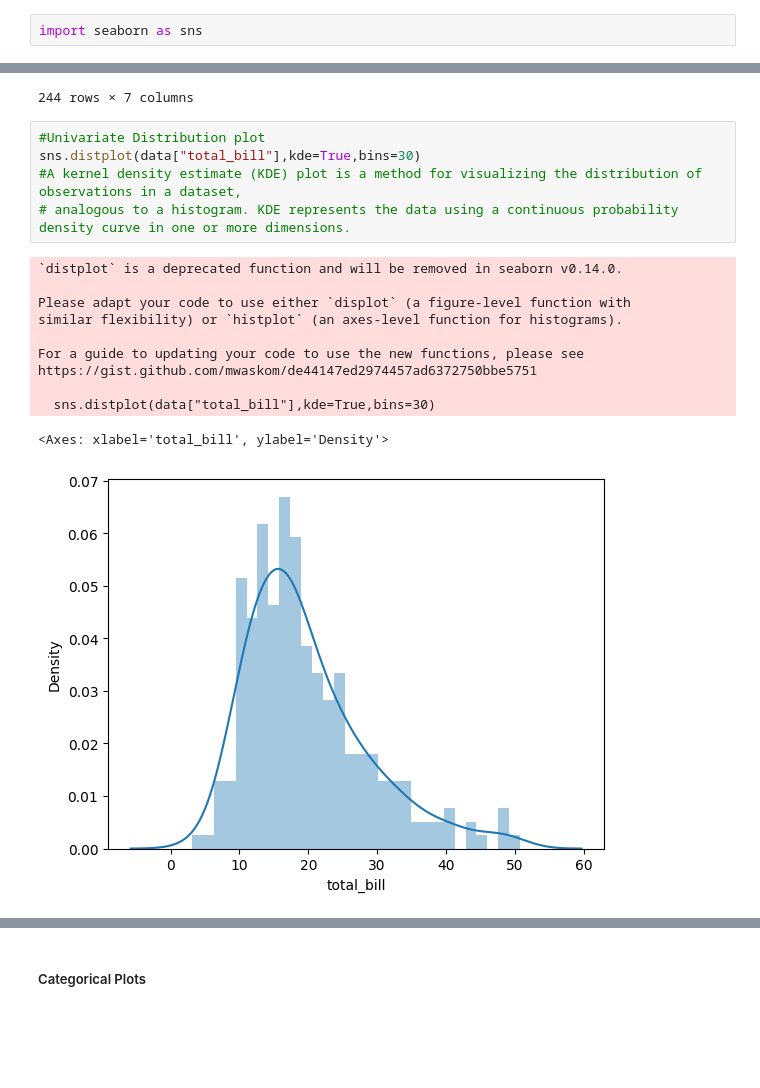
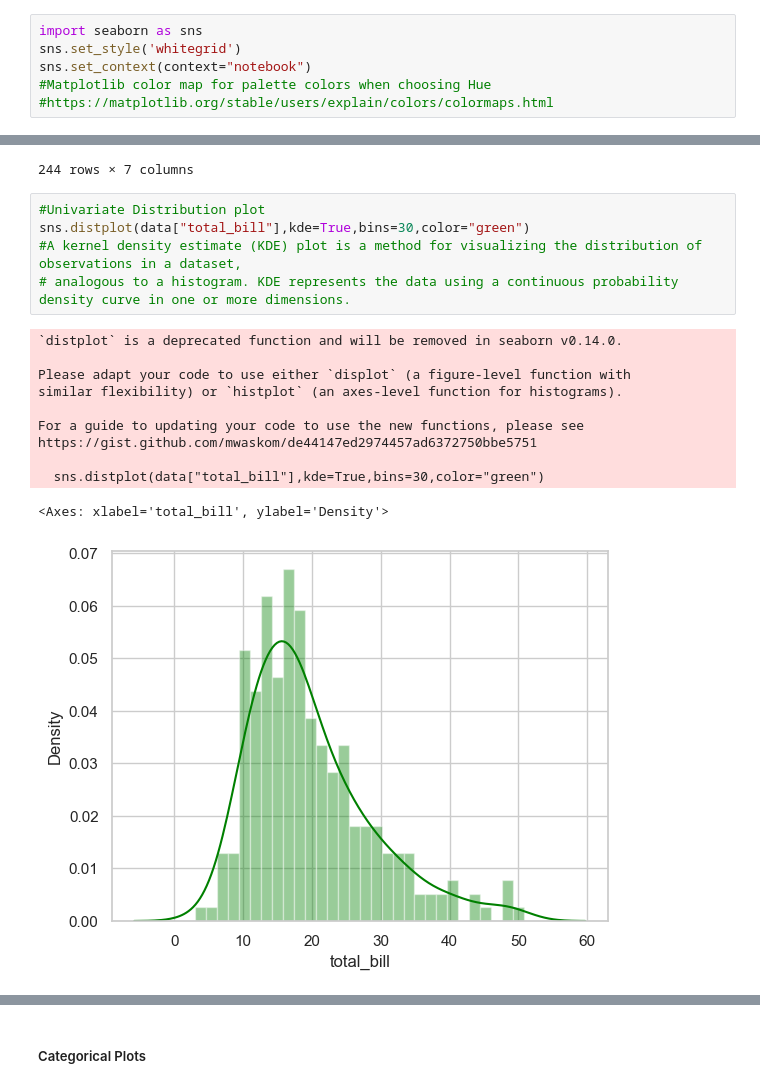
Before and after one commit to Archeema16/DataScienceGuide, a Jupyter notebook: Data_Visualization_Guide.ipynb, the cells around one changed output, grey strips where cells are left out. Cells and saved outputs as stored; diff of their text form; blank space fills up the shorter version.

```diff
--- a/Data_Visualization_Guide.ipynb
+++ b/Data_Visualization_Guide.ipynb
@@ -124,6 +124,10 @@ plt.boxplot(xArgument)
 #### Distribution Plots
 # %%
 import seaborn as sns
+sns.set_style('whitegrid')
+sns.set_context(context="notebook")
+#Matplotlib color map for palette colors when choosing Hue
+#https://matplotlib.org/stable/users/explain/colors/colormaps.html
 # %%
 data= sns.load_dataset('tips')
 data
@@ -143,21 +147,21 @@ data
 244 rows × 7 columns
 # %%
 #Univariate Distribution plot
-sns.distplot(data["total_bill"],kde=True,bins=30)
+sns.distplot(data["total_bill"],kde=True,bins=30,color="green")
 #A kernel density estimate (KDE) plot is a method for visualizing the distribution of observations in a dataset,
 # analogous to a histogram. KDE represents the data using a continuous probability density curve in one or more dimensions.
 # %% [output]
 `distplot` is a deprecated function and will be removed in seaborn v0.14.0.
 
 Please adapt your code to use either `displot` (a figure-level function with
 similar flexibility) or `histplot` (an axes-level function for histograms).
 
 For a guide to updating your code to use the new functions, please see
 https://gist.github.com/mwaskom/de44147ed2974457ad6372750bbe5751
 
-  sns.distplot(data["total_bill"],kde=True,bins=30)
+  sns.distplot(data["total_bill"],kde=True,bins=30,color="green")
 <Axes: xlabel='total_bill', ylabel='Density'>
-[figure, old version]
+[figure, new version]
 # %%
 sns.rugplot(data["total_bill"]) #Draw a line for every single datapoint
 # %% [output]
```
Also changed, not shown: parts of 22 cells of this notebook.
